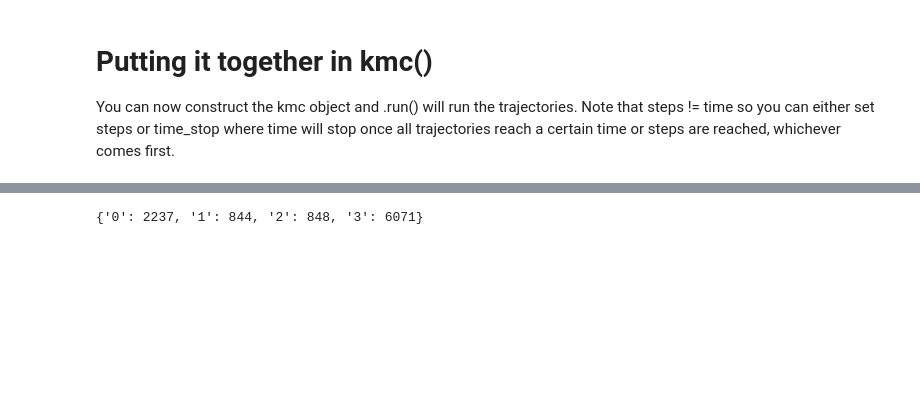
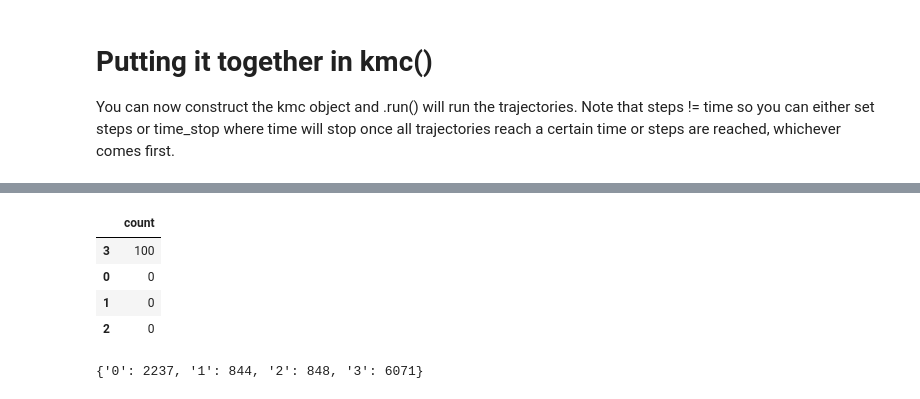
Before and after one commit to santi921/kmcluster, a Jupyter notebook: kmcluster/scripts/run.ipynb, the cells around one changed output, grey strips where cells are left out. Cells and saved outputs as stored; diff of their text form; code cells hidden in the pictures; blank space fills up the shorter version.

Commit message:
get state dict as pandas

```diff
--- a/kmcluster/scripts/run.ipynb
+++ b/kmcluster/scripts/run.ipynb
@@ -108,9 +108,8 @@ kmc_boltz = kmc(
     time_stop=1000,
     energies=energies_four_sym,
     draw_crit=rfkmc_obj,
-    initialization=init_boltz,
-    memory_friendly=False,
-    check_converged=False,
+    initialization=init_global_min,
+    memory_friendly=False
 )
 
 # run calcs
@@ -136,3 +131,12 @@ Warning: trajectories in this step have steps sizes < 1e-15s
+# %%
+# get ur data as a dictionary
+kmc_boltz.get_state_dict_at_time_as_pandas(t=0)
+# %% [output]
+|  | count |
+| 3 | 100 |
+| 0 | 0 |
+| 1 | 0 |
+| 2 | 0 |
 # %%
 # extract trajectories after run
 trajectories = kmc_boltz.trajectories
```
Also changed, not shown: parts of 1 cell of this notebook, 1 other file.
